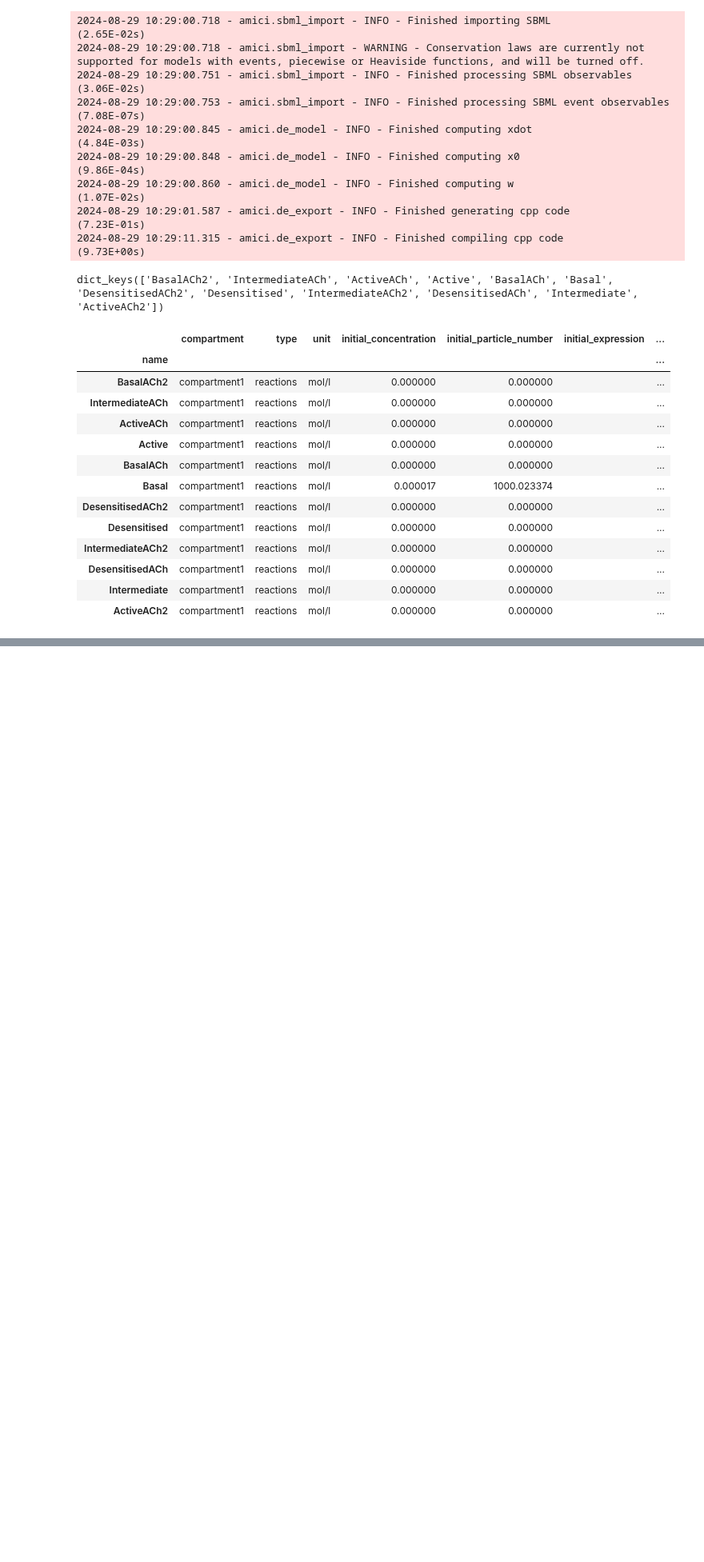
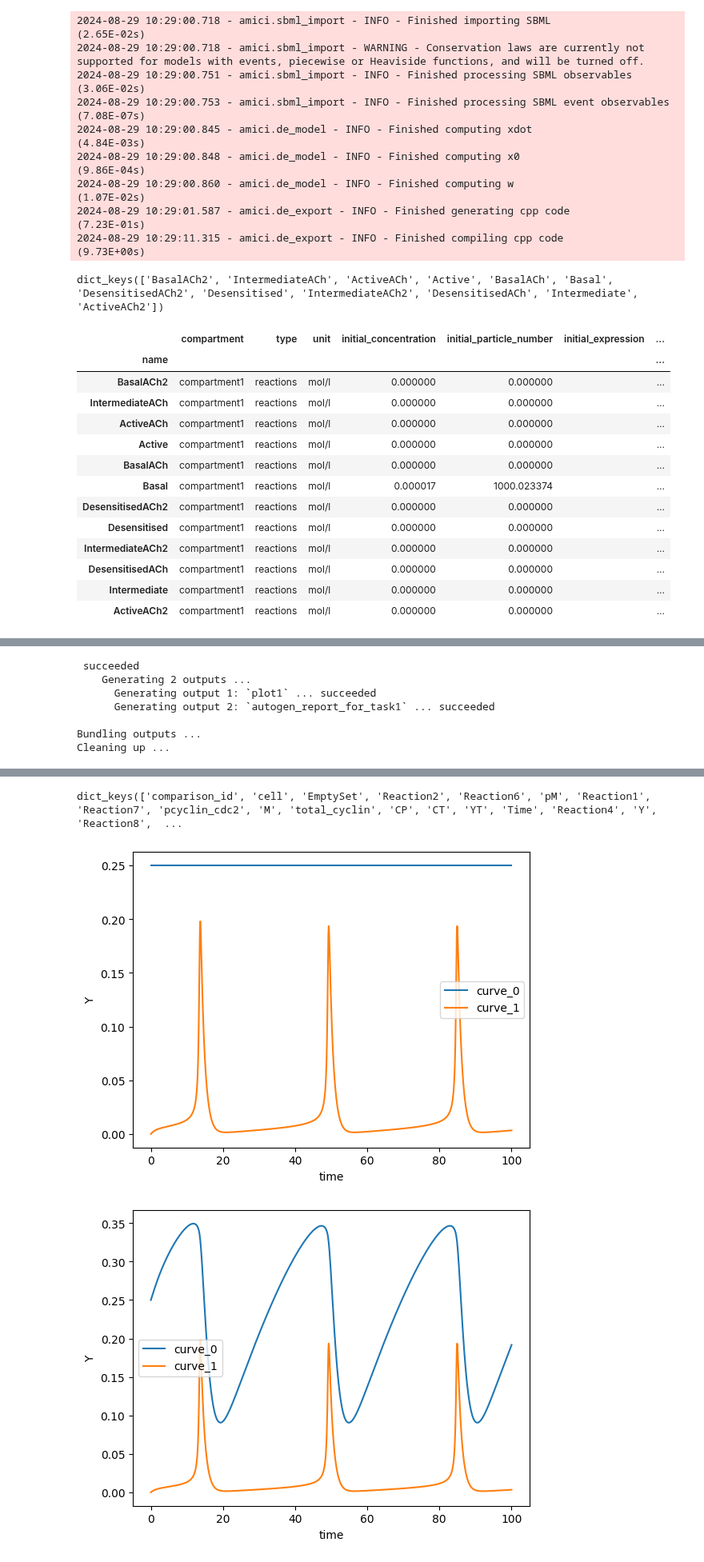
Before and after one commit to biosimulators/bio-check, a Jupyter notebook: compose_worker/test.ipynb, the cells around one changed output, grey strips where cells are left out. Shown at 80% size. Drawn from its saved outputs; the diff is of its cells as text; code cells hidden in the pictures; blank space fills up the shorter version.

```diff
--- a/compose_worker/test.ipynb
+++ b/compose_worker/test.ipynb
@@ -72,0 +162,11 @@ get_species(model=m)
+# %%
+j2 = {'_id': '', 'status': 'PENDING', 'job_id': 'verification-utc_comparison_omex-33e78dd6-be6a-402b-91de-a365828f21ec', 'path': 'file_uploads/verification-utc_comparison_omex-33e78dd6-be6a-402b-91de-a365828f21ec/BIOMD0000000005.omex', 'simulators': ['copasi', 'tellurium'], 'timestamp': '2024-08-30 19:58:07.048935', 'expected_results': None, 'include_outputs': True, 'rTol': None, 'aTol': None, 'selection_list': None}
+# %%
+from workers import VerificationWorker
+
+w1 = VerificationWorker(j2)
+
+await w1.run()
+
+w1.job_result.keys()
+# %% [output]
@@ -72,0 +207,7 @@ get_species(model=m)
+ succeeded
+    Generating 2 outputs ...
+      Generating output 1: `plot1` ... succeeded
+      Generating output 2: `autogen_report_for_task1` ... succeeded
+
+Bundling outputs ...
+Cleaning up ...
@@ -72,0 +231,3 @@ get_species(model=m)
+dict_keys(['comparison_id', 'cell', 'EmptySet', 'Reaction2', 'Reaction6', 'pM', 'Reaction1', 'Reaction7', 'pcyclin_cdc2', 'M', 'total_cyclin', 'CP', 'CT', 'YT', 'Time', 'Reaction4', 'Y', 'Reaction8',  ...
+[figure, added]
+[figure, added]
```
Also changed, not shown: parts of 7 cells of this notebook, 1 other file.
